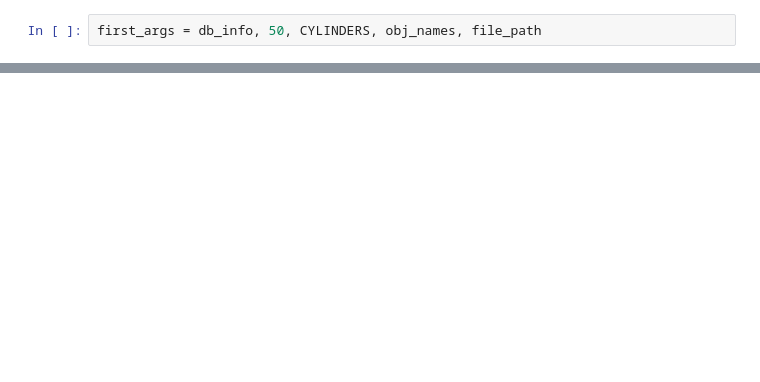
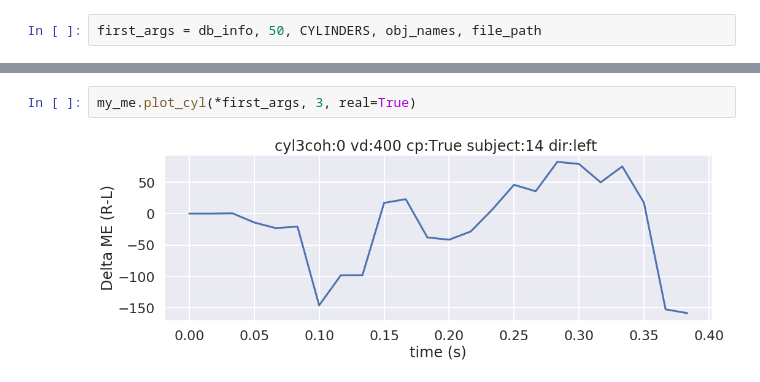
Before and after one commit to aernesto/motion_energy_Adrian, a Jupyter notebook: Python/notebooks/Artificial_DM.ipynb, the cells around one changed output, grey strips where cells are left out. Drawn from its saved outputs; the diff is of its cells as text; blank space fills up the shorter version.

```diff
--- a/Python/notebooks/Artificial_DM.ipynb
+++ b/Python/notebooks/Artificial_DM.ipynb
@@ -53,0 +77,4 @@ my_me.plot_cyl(*first_args, 0)
+# %%
+my_me.plot_cyl(*first_args, 3, real=True)
+# %% [output]
+[figure, added]
```
Also changed, not shown: parts of 14 cells of this notebook, 3 other files.
